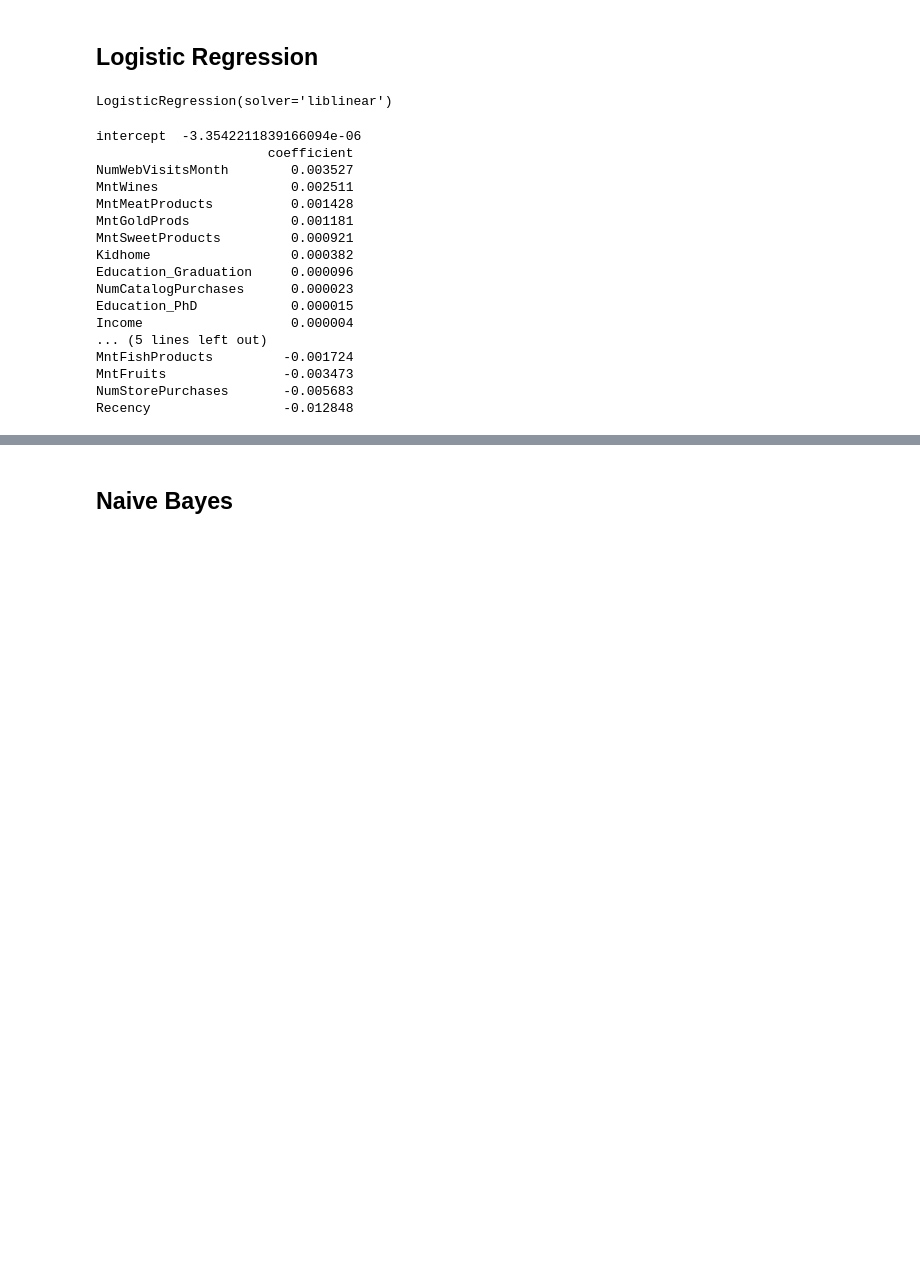
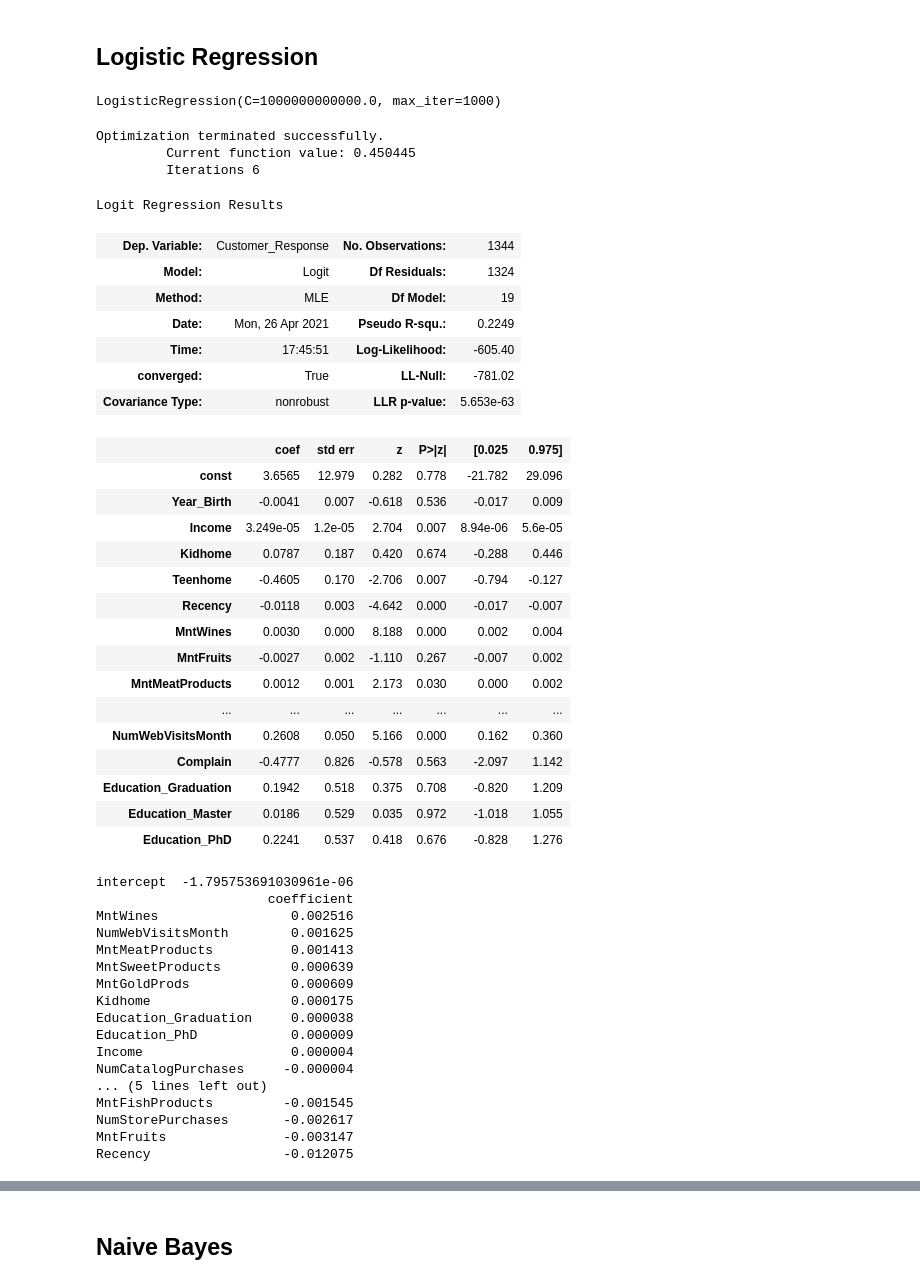
Before and after one commit to shivanidedhia/MarketingCampaign, a Jupyter notebook: Phase 2- Marketing.ipynb, the cells around one changed output, grey strips where cells are left out. Drawn from its saved outputs; the diff is of its cells as text; code cells hidden in the pictures; blank space fills up the shorter version.

```diff
--- a/Phase 2- Marketing.ipynb
+++ b/Phase 2- Marketing.ipynb
@@ -609,32 +607,64 @@ train_X, valid_X, train_y, valid_y = train_test_split(X, y, test_size=0.4, rando
 # %%
 from sklearn.linear_model import LogisticRegression, LogisticRegressionCV
 
-logit = LogisticRegression(penalty="l2", solver='liblinear')
+logit = LogisticRegression(C = 1e12,max_iter = 1000)
 logit.fit(train_X, train_y)
 # %% [output]
-LogisticRegression(solver='liblinear')
+LogisticRegression(C=1000000000000.0, max_iter=1000)
+# %%
+model = sm.Logit(train_y, sm.add_constant(train_X))
+results = model.fit()
+results.summary()
+# %% [output]
+Optimization terminated successfully.
+         Current function value: 0.450445
+         Iterations 6
+Logit Regression Results
+| Dep. Variable: | Customer_Response | No. Observations: | 1344 |
+| Model: | Logit | Df Residuals: | 1324 |
+| Method: | MLE | Df Model: | 19 |
+| Date: | Mon, 26 Apr 2021 | Pseudo R-squ.: | 0.2249 |
+| Time: | 17:45:51 | Log-Likelihood: | -605.40 |
+| converged: | True | LL-Null: | -781.02 |
+| Covariance Type: | nonrobust | LLR p-value: | 5.653e-63 |
+|  | coef | std err | z | P>|z| | [0.025 | 0.975] |
+| const | 3.6565 | 12.979 | 0.282 | 0.778 | -21.782 | 29.096 |
+| Year_Birth | -0.0041 | 0.007 | -0.618 | 0.536 | -0.017 | 0.009 |
+| Income | 3.249e-05 | 1.2e-05 | 2.704 | 0.007 | 8.94e-06 | 5.6e-05 |
+| Kidhome | 0.0787 | 0.187 | 0.420 | 0.674 | -0.288 | 0.446 |
+| Teenhome | -0.4605 | 0.170 | -2.706 | 0.007 | -0.794 | -0.127 |
+| Recency | -0.0118 | 0.003 | -4.642 | 0.000 | -0.017 | -0.007 |
+| MntWines | 0.0030 | 0.000 | 8.188 | 0.000 | 0.002 | 0.004 |
+| MntFruits | -0.0027 | 0.002 | -1.110 | 0.267 | -0.007 | 0.002 |
+| MntMeatProducts | 0.0012 | 0.001 | 2.173 | 0.030 | 0.000 | 0.002 |
+| ... | ... | ... | ... | ... | ... | ... |
+| NumWebVisitsMonth | 0.2608 | 0.050 | 5.166 | 0.000 | 0.162 | 0.360 |
+| Complain | -0.4777 | 0.826 | -0.578 | 0.563 | -2.097 | 1.142 |
+| Education_Graduation | 0.1942 | 0.518 | 0.375 | 0.708 | -0.820 | 1.209 |
+| Education_Master | 0.0186 | 0.529 | 0.035 | 0.972 | -1.018 | 1.055 |
+| Education_PhD | 0.2241 | 0.537 | 0.418 | 0.676 | -0.828 | 1.276 |
 # %%
 print('intercept ', logit.intercept_[0])
-print(pd.DataFrame({'coefficient': logit.coef_[0]}, index=X.columns).sort_values('coefficient',ascending=False))
+print(pd.DataFrame({'coefficient': logit.coef_[0]}, index=train_X.columns).sort_values('coefficient',ascending=False))
 print()
 # %% [output]
-intercept  -3.3542211839166094e-06
+intercept  -1.795753691030961e-06
                       coefficient
-NumWebVisitsMonth        0.003527
-MntWines                 0.002511
-MntMeatProducts          0.001428
-MntGoldProds             0.001181
-MntSweetProducts         0.000921
-Kidhome                  0.000382
-Education_Graduation     0.000096
-NumCatalogPurchases      0.000023
-Education_PhD            0.000015
+MntWines                 0.002516
+NumWebVisitsMonth        0.001625
+MntMeatProducts          0.001413
+MntSweetProducts         0.000639
+MntGoldProds             0.000609
+Kidhome                  0.000175
+Education_Graduation     0.000038
+Education_PhD            0.000009
 Income                   0.000004
+NumCatalogPurchases     -0.000004
 ... (5 lines left out)
-MntFishProducts         -0.001724
-MntFruits               -0.003473
-NumStorePurchases       -0.005683
-Recency                 -0.012848
+MntFishProducts         -0.001545
+NumStorePurchases       -0.002617
+MntFruits               -0.003147
+Recency                 -0.012075
 # %%
 from sklearn.metrics import accuracy_score, recall_score, precision_score, f1_score, classification_report
 print("Accuracy:",accuracy_score(valid_y, logit.predict(valid_X)))
```
Also changed, not shown: parts of 8 cells of this notebook.
